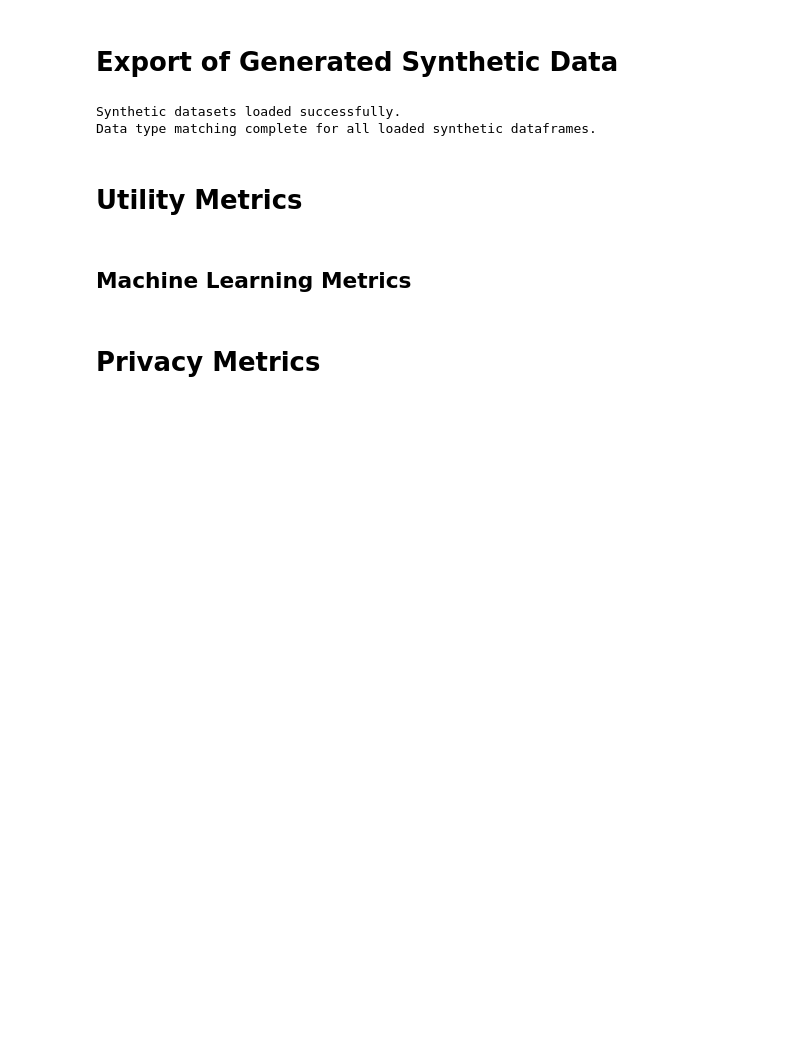
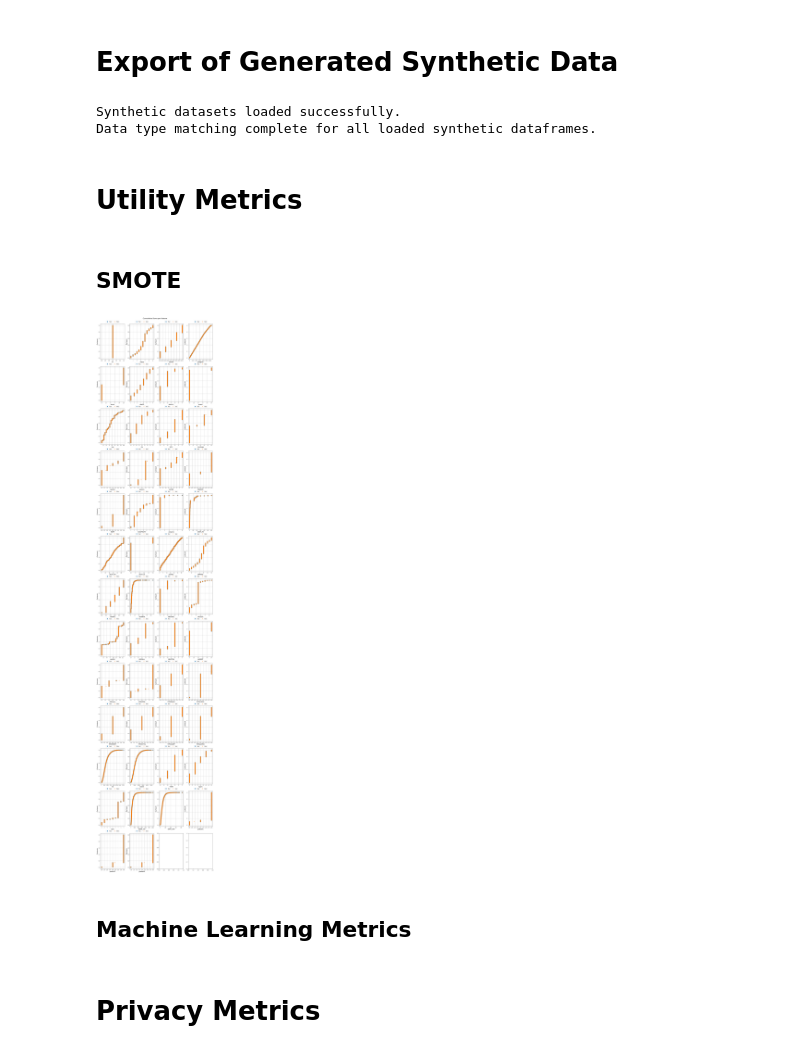
Before and after one commit to istat-methodology/AIML4OS_WP13_ISTAT_UC1, a Jupyter notebook: notebooks/aiml_wp13_uc1_synthetic_data_generator_utility_and_privacy_metrics_assestment.ipynb, the cells around one changed output. Saved outputs shown, nothing was run; the diff lists cells and outputs as text; code cells hidden in the pictures; blank space fills up the shorter version.

```diff
--- a/notebooks/aiml_wp13_uc1_synthetic_data_generator_utility_and_privacy_metrics_assestment.ipynb
+++ b/notebooks/aiml_wp13_uc1_synthetic_data_generator_utility_and_privacy_metrics_assestment.ipynb
@@ -743,3 +749,15 @@ if DPCTGAN is True:
     synthetic_datasets["DPCTGAN"] = synthetic_data_DPCTGAN
 # %% [markdown]
 # **Utility Metrics**
+# %% [markdown]
+## **SMOTE**
+# %%
+table_evaluator_SMOTE = TableEvaluator(df, synthetic_data_SMOTE)
+table_evaluator_SMOTE.plot_mean_std(fname=local_results_path + "means_stds_VAE.png")
+plt.close()
+table_evaluator_SMOTE.plot_cumsums(fname=local_results_path + "cumsums_VAE.png")
+plt.close()
+table_evaluator_SMOTE.plot_correlation_difference(fname=local_results_path + "correlations_VAE.png")
+plt.close()
+# %% [output]
+[figure, added]
```
Also changed, not shown: parts of 7 cells of this notebook, 5 other files.
